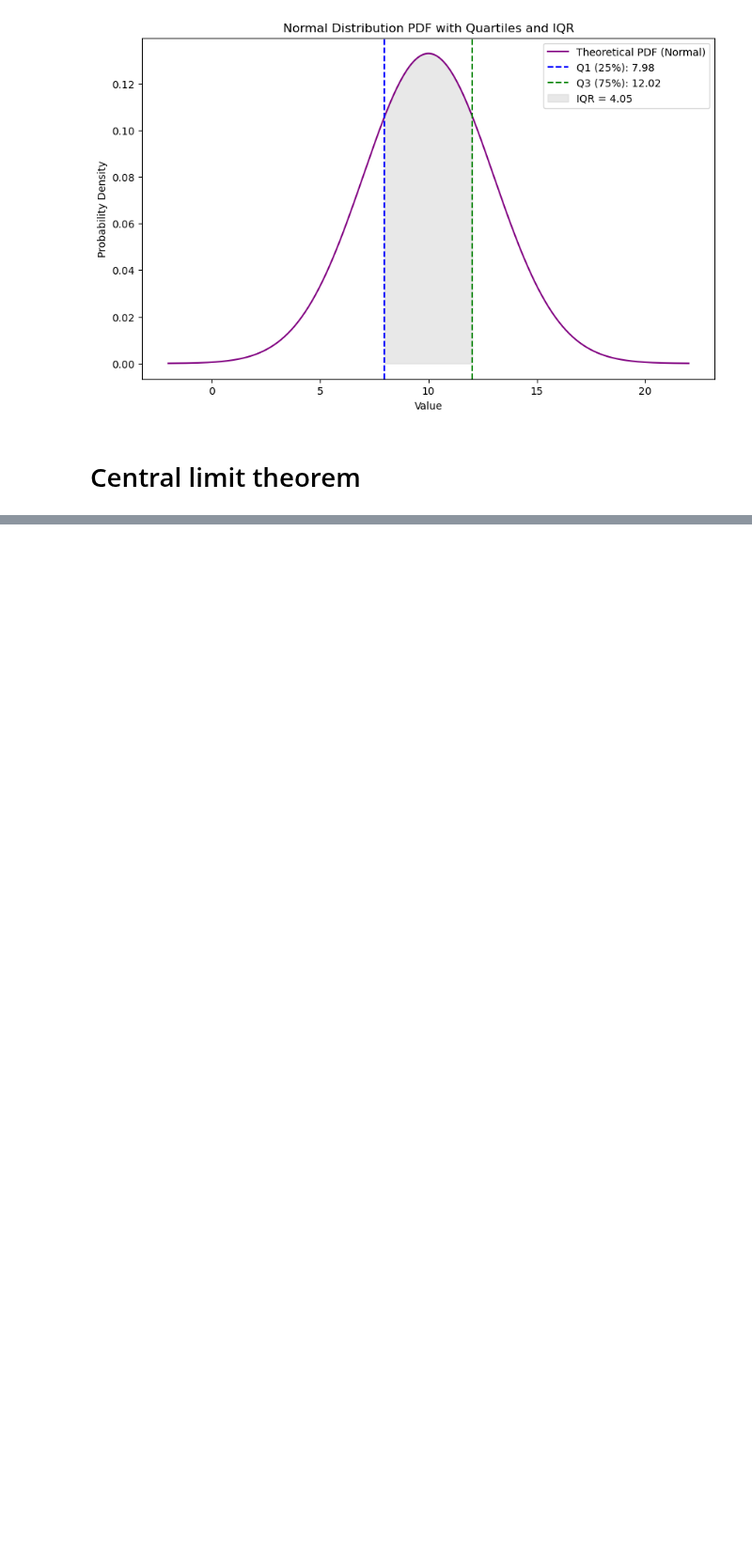
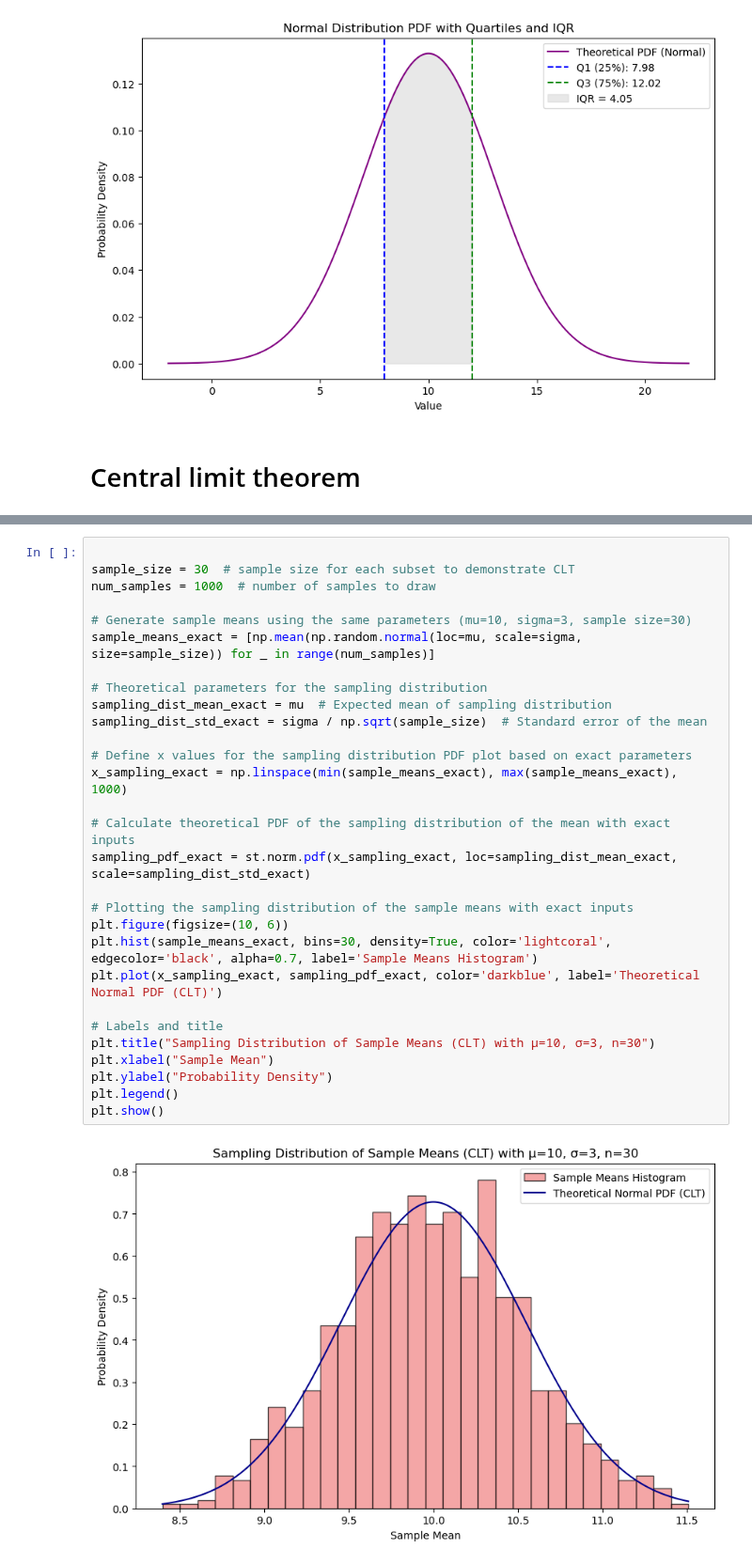
Before and after one commit to keithmmc/appliedstats, a Jupyter notebook: tasks.ipynb, the cells around one changed output, grey strips where cells are left out. Shown at 94% size. Drawn from its saved outputs; the diff is of its cells as text; blank space fills up the shorter version.

```diff
--- a/tasks.ipynb
+++ b/tasks.ipynb
@@ -495,0 +497,31 @@ plt.show()
+# %%
+
+sample_size = 30  # sample size for each subset to demonstrate CLT
+num_samples = 1000  # number of samples to draw
+
+# Generate sample means using the same parameters (mu=10, sigma=3, sample size=30)
+sample_means_exact = [np.mean(np.random.normal(loc=mu, scale=sigma, size=sample_size)) for _ in range(num_samples)]
+
+# Theoretical parameters for the sampling distribution
+sampling_dist_mean_exact = mu  # Expected mean of sampling distribution
+sampling_dist_std_exact = sigma / np.sqrt(sample_size)  # Standard error of the mean
+
+# Define x values for the sampling distribution PDF plot based on exact parameters
+x_sampling_exact = np.linspace(min(sample_means_exact), max(sample_means_exact), 1000)
+
+# Calculate theoretical PDF of the sampling distribution of the mean with exact inputs
+sampling_pdf_exact = st.norm.pdf(x_sampling_exact, loc=sampling_dist_mean_exact, scale=sampling_dist_std_exact)
+
+# Plotting the sampling distribution of the sample means with exact inputs
+plt.figure(figsize=(10, 6))
+plt.hist(sample_means_exact, bins=30, density=True, color='lightcoral', edgecolor='black', alpha=0.7, label='Sample Means Histogram')
+plt.plot(x_sampling_exact, sampling_pdf_exact, color='darkblue', label='Theoretical Normal PDF (CLT)')
+
+# Labels and title
+plt.title("Sampling Distribution of Sample Means (CLT) with μ=10, σ=3, n=30")
+plt.xlabel("Sample Mean")
+plt.ylabel("Probability Density")
+plt.legend()
+plt.show()
+# %% [output]
+[figure, added]
```
Also changed, not shown: parts of 15 cells of this notebook.
